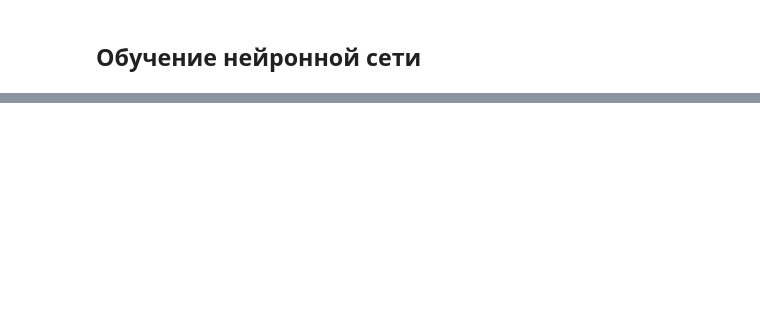
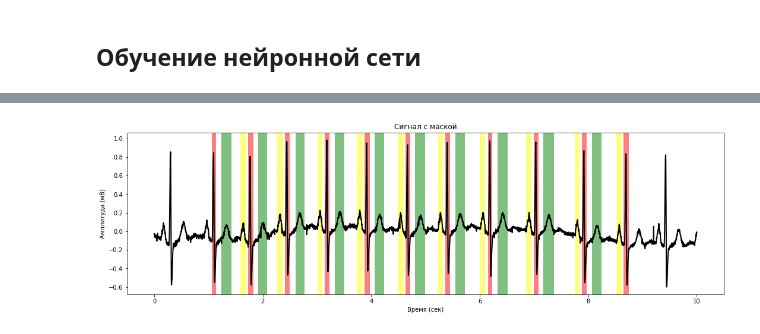
Before and after one commit to MoskalenkoViktor/dl_ecg, a Jupyter notebook: ECG.ipynb, the cells around one changed output, grey strips where cells are left out. Cells and saved outputs as stored; diff of their text form; code cells hidden in the pictures; blank space fills up the shorter version.

```diff
--- a/ECG.ipynb
+++ b/ECG.ipynb
@@ -207,0 +402,4 @@ def train_with_stop(model, X, y, loss_function, optimizer, batch_size=16):
+# %%
+plot_signal_with_mask(signals[3], masks[3])
+# %% [output]
+[figure, added]
```
Also changed, not shown: parts of 58 cells of this notebook, 7 other files.
